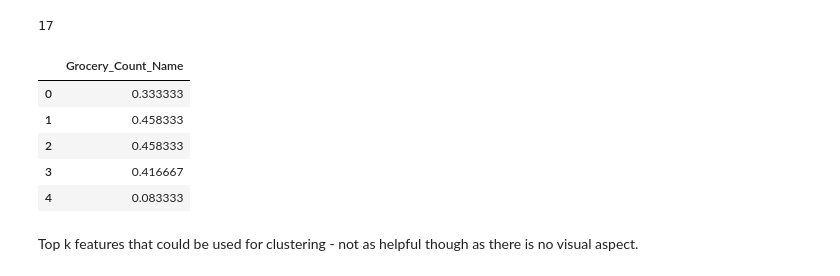
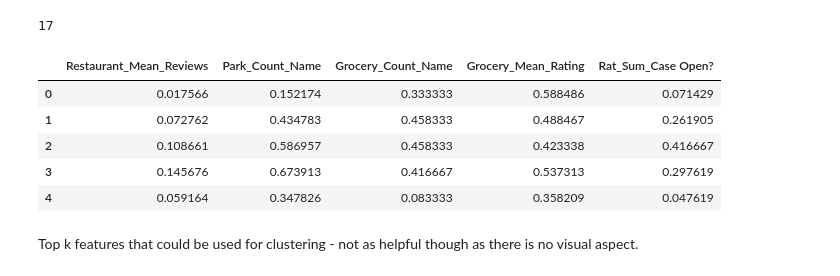
Before and after one commit to annleystanley/Midterm-Project, a Jupyter notebook: modeling_v1.ipynb, the cells around one changed output. Cells and saved outputs as stored; diff of their text form; code cells hidden in the pictures.

```diff
--- a/modeling_v1.ipynb
+++ b/modeling_v1.ipynb
@@ -188,24 +204,24 @@ print(len(indices))
 # %%
 from sklearn.feature_selection import f_regression, SelectKBest
 
 # Select most suitable features from pairs
-skb = SelectKBest(f_regression, k=1)
+skb = SelectKBest(f_regression, k=5)
 X = skb.fit_transform(nyc_transformed, y)
 
 # Give the position of the top k features
 skb.get_support()
 
 # Format arrays to DataFrame
 nyc_transformed.columns[skb.get_support()]
 X = pd.DataFrame(X,columns=nyc_transformed.columns[skb.get_support()])
 X.head()
 # %% [output]
-|  | Grocery_Count_Name |
-| 0 | 0.333333 |
-| 1 | 0.458333 |
-| 2 | 0.458333 |
-| 3 | 0.416667 |
-| 4 | 0.083333 |
+|  | Restaurant_Mean_Reviews | Park_Count_Name | Grocery_Count_Name | Grocery_Mean_Rating | Rat_Sum_Case Open? |
+| 0 | 0.017566 | 0.152174 | 0.333333 | 0.588486 | 0.071429 |
+| 1 | 0.072762 | 0.434783 | 0.458333 | 0.488467 | 0.261905 |
+| 2 | 0.108661 | 0.586957 | 0.458333 | 0.423338 | 0.416667 |
+| 3 | 0.145676 | 0.673913 | 0.416667 | 0.537313 | 0.297619 |
+| 4 | 0.059164 | 0.347826 | 0.083333 | 0.358209 | 0.047619 |
 # %% [markdown]
 Top k features that could be used for clustering - not as helpful though as there is no visual aspect.
 # %% [markdown]
```
Also changed, not shown: parts of 8 cells of this notebook, 7 other files.
